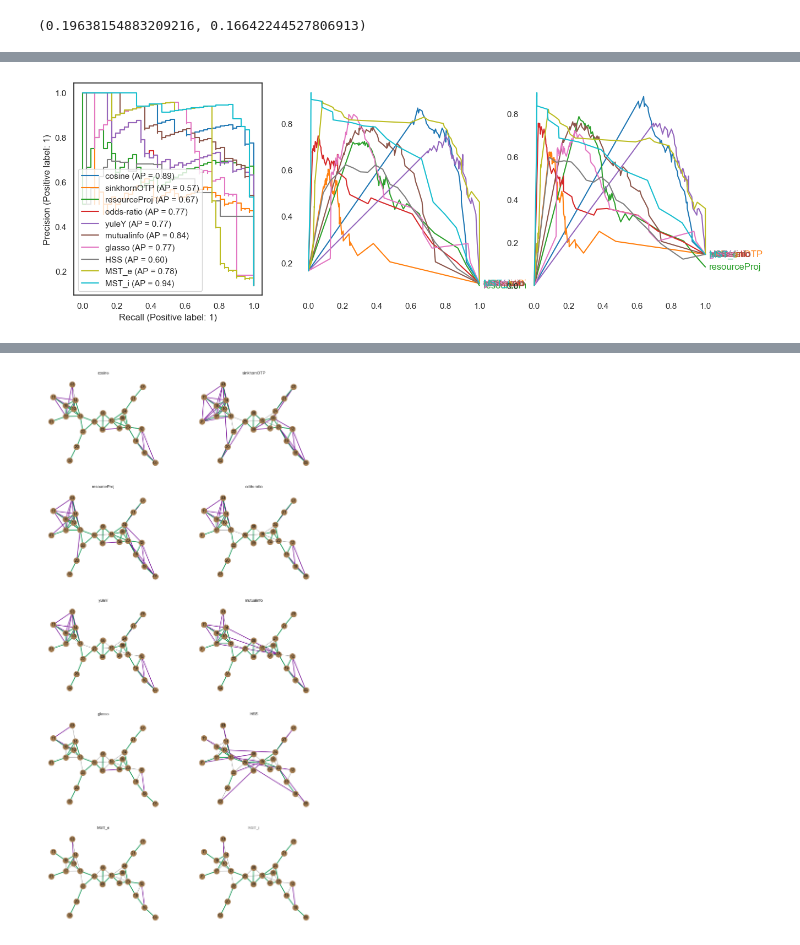
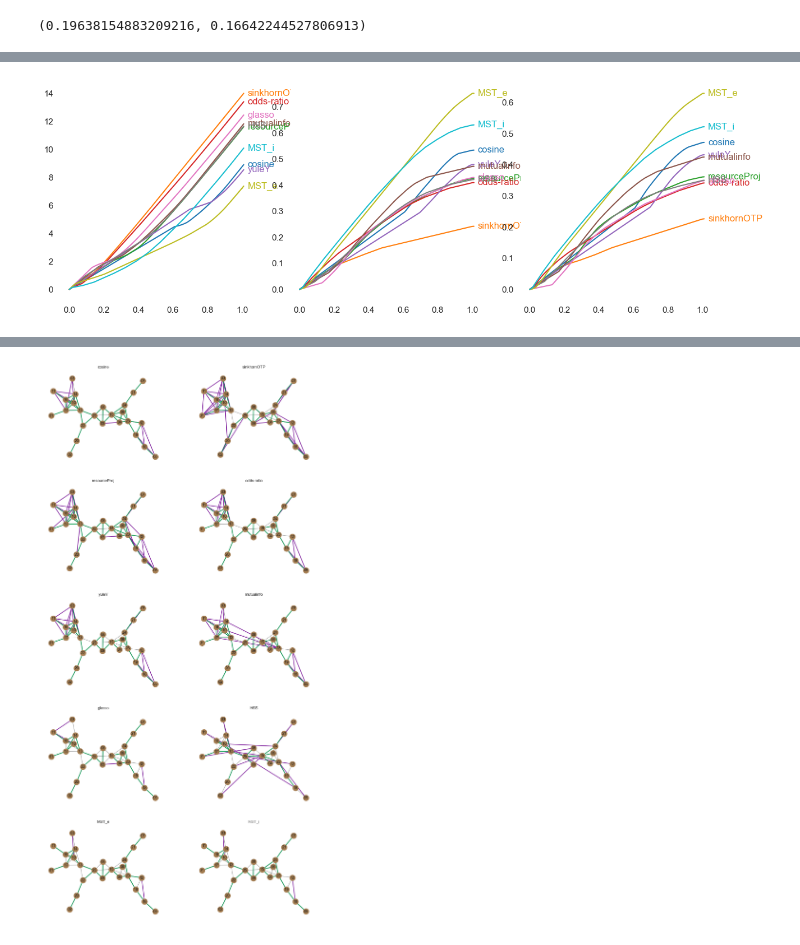
Before and after one commit to usnistgov/affinis, a Jupyter notebook: docs/regularized-laplacian.ipynb, the cells around one changed output, grey strips where cells are left out. Cells and saved outputs as stored; diff of their text form; code cells hidden in the pictures.

Commit message:
add prior abstractions for beta-binom

```diff
--- a/docs/regularized-laplacian.ipynb
+++ b/docs/regularized-laplacian.ipynb
@@ -909,6 +902,9 @@ binary_hellinger(true, _sq(post_L)).mean(), binary_hellinger(true, mst_post).mea
 # plt.plot(r,p, color='r', ls=':', zorder=0, alpha=0.5, label='pure cosine')
 # plt.plot(r,p, color='g', ls=':', zorder=0, alpha=0.5, label='Sinkhorn OT')
 from sklearn.metrics import matthews_corrcoef, average_precision_score, fbeta_score
+from scipy.spatial.distance import jensenshannon
+# from scipy.stats import entropy, iqr
+from toolz import juxt
 # from affinis.utils import edge_mask_to_laplacian
 # from scipy.stats import multivariate_normal, beta
 from scipy import stats
@@ -921,7 +917,23 @@ def human_thres_expect(x_thres, score):
     # return 0.5*thres_expect(stats.beta(0.5,0.5),x_thres, score)+0.5*thres_expect(stats.beta(2.5,1.7),x_thres,score)
     # return thres_expect(stats.beta(2.5,1.7), x_thres,score)
     return trapezoid(score, x=x_thres)
+from scipy.linalg import sqrtm
 
+def wasserstein_gaussian(C1, C2):
+    a = np.trace(C1+C2)
+    sqrtC1 = sqrtm(C1)
+    b = np.trace(sqrtm(sqrtC1@C2@sqrtC1))
+    # print(a,b)
+    return a - 2*b
+
+def bhattacharyya(a,b):
+    return np.sqrt(a*b).sum(axis=0)
+def hellinger(a,b):
+    return np.sqrt(1-bhattacharyya(a,b))
+
+def weights_to_laplacian(w):
+    A = _sq(w)
+    return np.diag(A.sum(axis=0)) - A
 
 baselines['MST_e'] = _sq(SFD_edge_prob(X))
 baselines['MST_i'] = _sq(SFD_interaction_prob(X))
@@ -933,37 +945,51 @@ cmap = plt.get_cmap("tab10")
 color_cyc = cycler(color=[cmap(i) for i in range(len(baselines))])
 cyc =  color_cyc*cycler(linestyle=['-','--'])
 ax1.set_prop_cycle(cyc)
-ax0.set_prop_cycle(color_cyc)
+# ax0.set_prop_cycle(color_cyc)
 
 beta = 0.5
-print(f'\t\t E[F_{beta}]\t E[MCC] \t Hell. Dist. \t Avg P')
+print(f'\t\t E[F_{beta}]\t E[MCC] \t E[Hell. Cost] \t Avg P'.format(':>20'))
 
 for n,(lab,Aest) in enumerate(baselines.items()):
     p,r,t = precision_recall_curve(true, Aest, drop_intermediate=True)
 
     # ax0.plot(r,p, label=lab, lw=2)
 
-    PrecisionRecallDisplay.from_predictions(true, Aest, name=lab, ax=ax0)
+    # PrecisionRecallDisplay.from_predictions(true, Aest, name=lab, ax=ax0)
     # ax1.plot(minmax(t),np.array([p[:-1],r[:-1]]).T, lw=2, label='precision', alpha=0.2)
     x_thres = np.append(minmax(t), 1.01)
-    mcorr = [matthews_corrcoef(true, minmax(Aest)>=i) for i in x_thres]
+    A_thres = [(minmax(Aest)>=i).astype(int) for i in x_thres]
+
+    mcorr = [matthews_corrcoef(true, est) for est in A_thres]
+
+    F = forest(L)
+    # try:
+    AestForest = [forest(weights_to_laplacian(est)) for est in A_thres ]
+    # except ValueError:
+    #     AestForest = [sinkhorn(np.linalg.pinv(weights_to_laplacian(est))) for est in A_thres]
+    # kldiv = [stats.entropy(F,fthres).sum() for fthres in AestForest]
+    hell = [hellinger(F,fthres).sum() for fthres in AestForest]
     print(
         f'{lab:<10}'
         f'\t{human_thres_expect(x_thres, f_beta(beta,p,r)):>10.2f}'
         f'\t{human_thres_expect(x_thres, mcorr):>10.2f}'
         # f'\t{np.sqrt(np.dot(true-minmax(Aest), true-minmax(Aest))):>10.2f}'
-        f'\t{binary_hellinger(true, minmax(Aest)).mean():>10.2f}'
+        # f'\t{binary_hellinger(true, minmax(Aest)).mean():>10.2f}'
+        # f'\t{human_thres_expect(x_thres, kldiv):>10.2f}'
+        f'\t{human_thres_expect(x_thres, hell):>10.2f}'
         f'\t{average_precision_score(true, Aest):>10.2f}'
     )
 
-    ax1.plot(x_thres[:-1], f_beta(beta, p,r)[:-1], color=cmap(n), ls='-', label=lab)
-    ax2.plot(x_thres[:-1], mcorr[:-1], color=cmap(n), ls='-', label=lab)
-    # ax1.plot(x_thres, cumulative_trapezoid(f_beta(beta, p,r), x=x_thres, initial=0.),
-    #          color=cmap(n), ls='-', label=lab)
-    # ax2.plot(x_thres, cumulative_trapezoid(mcorr, x=x_thres, initial=0.),
-    #          color=cmap(n), ls='-', label=lab)
+    # ax1.plot(x_thres[:-1], f_beta(beta, p,r)[:-1], color=cmap(n), ls='-', label=lab)
+    # ax2.plot(x_thres[:-1], mcorr[:-1], color=cmap(n), ls='-', label=lab)
+    ax0.plot(x_thres, cumulative_trapezoid(np.array(hell), x=x_thres, initial=0.),
+             color=cmap(n), ls='-', label=lab)
+    ax1.plot(x_thres, cumulative_trapezoid(f_beta(beta, p,r), x=x_thres, initial=0.),
+             color=cmap(n), ls='-', label=lab)
+    ax2.plot(x_thres, cumulative_trapezoid(mcorr, x=x_thres, initial=0.),
+             color=cmap(n), ls='-', label=lab)
 
-
+improve_legend(ax0)
 improve_legend(ax1)
 improve_legend(ax2)
 # %% [output]
@@ -981,4 +1007,4 @@ MST_i                 0.63            0.52            0.13            0.94
-[figure, old version]
+[figure, new version]
 # %%
 from affinis.filter import min_connected_filter
 from toolz import valmap
```
Also changed, not shown: parts of 32 cells of this notebook, 4 other files.
